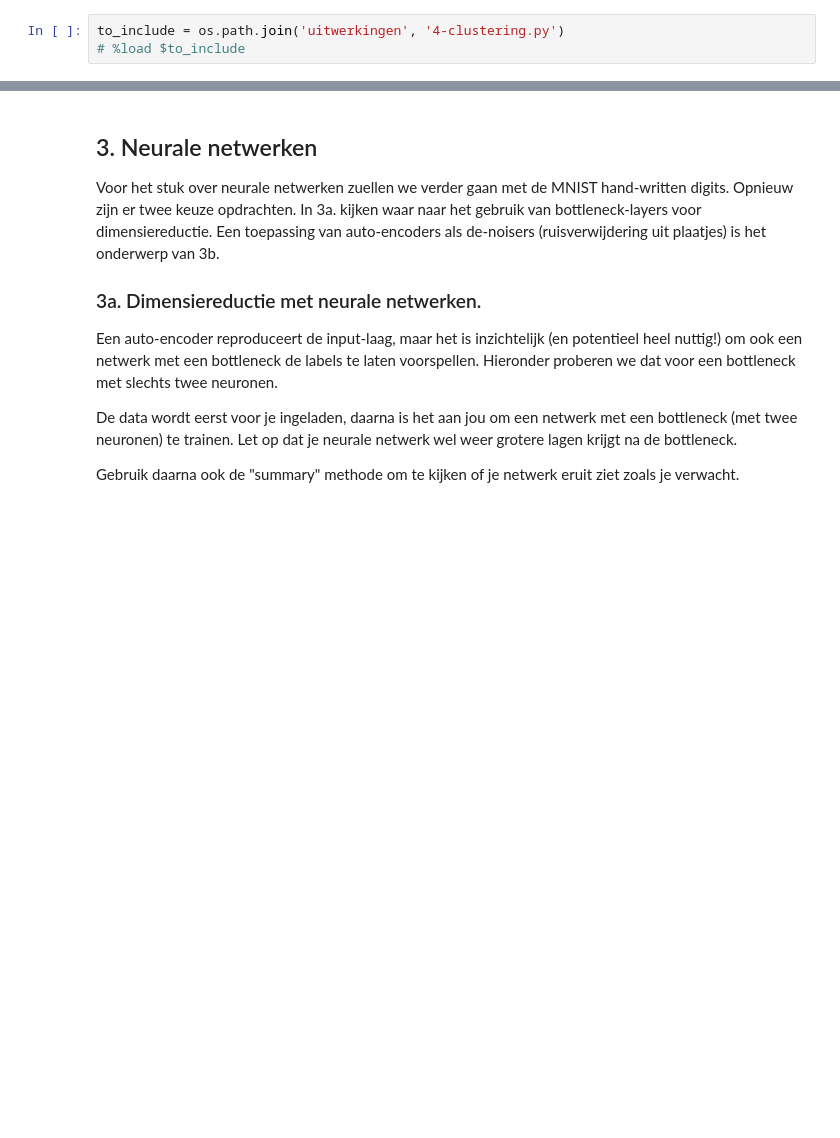
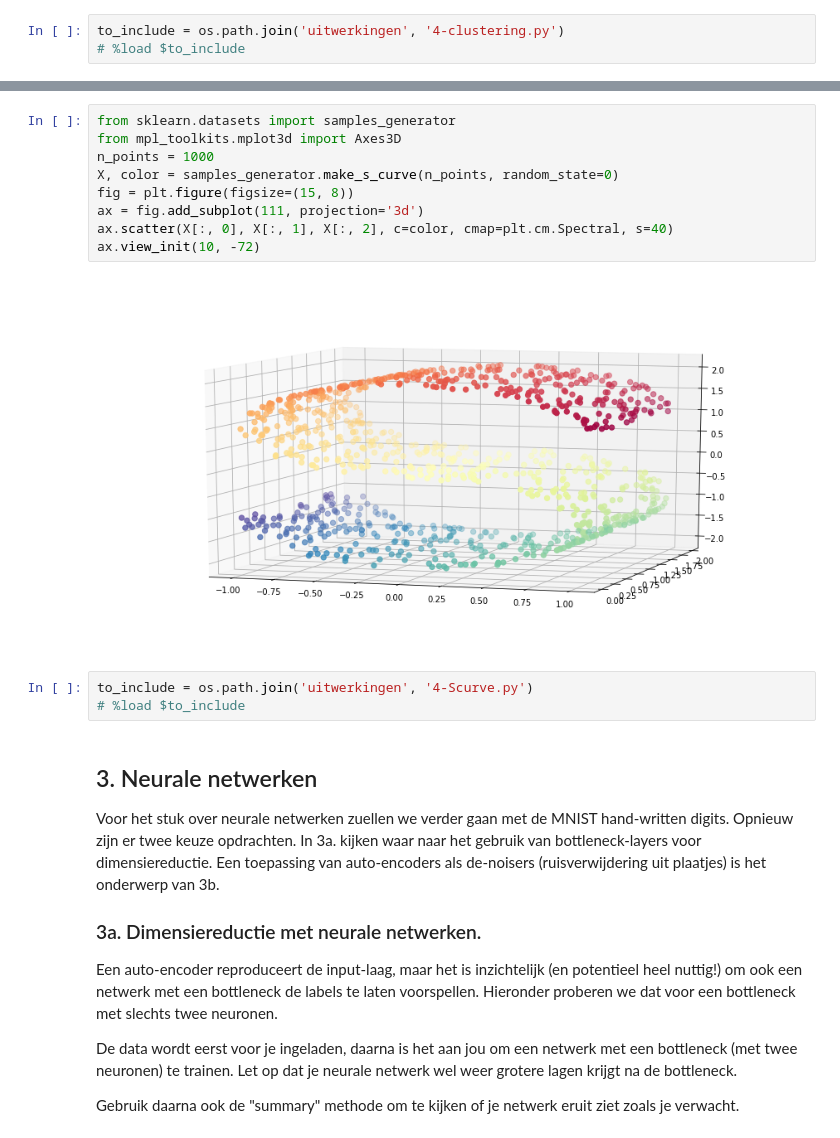
Before and after one commit to harcel/PyDataScienceIntroNL, a Jupyter notebook: Opdrachten_4.ipynb, the cells around one changed output, grey strips where cells are left out. Saved outputs shown, nothing was run; the diff lists cells and outputs as text; blank space fills up the shorter version.

```diff
--- a/Opdrachten_4.ipynb
+++ b/Opdrachten_4.ipynb
@@ -140,3 +183,17 @@ Principal Component Analysis is een techniek om hiermee om te gaan.
+# %%
+from sklearn.datasets import samples_generator
+from mpl_toolkits.mplot3d import Axes3D
+n_points = 1000
+X, color = samples_generator.make_s_curve(n_points, random_state=0)
+fig = plt.figure(figsize=(15, 8))
+ax = fig.add_subplot(111, projection='3d')
+ax.scatter(X[:, 0], X[:, 1], X[:, 2], c=color, cmap=plt.cm.Spectral, s=40)
+ax.view_init(10, -72)
+# %% [output]
+[figure, added]
+# %%
+to_include = os.path.join('uitwerkingen', '4-Scurve.py')
+# %load $to_include
 # %% [markdown]
 ## 3. Neurale netwerken
 
```
Also changed, not shown: parts of 10 cells of this notebook, 5 other files.
